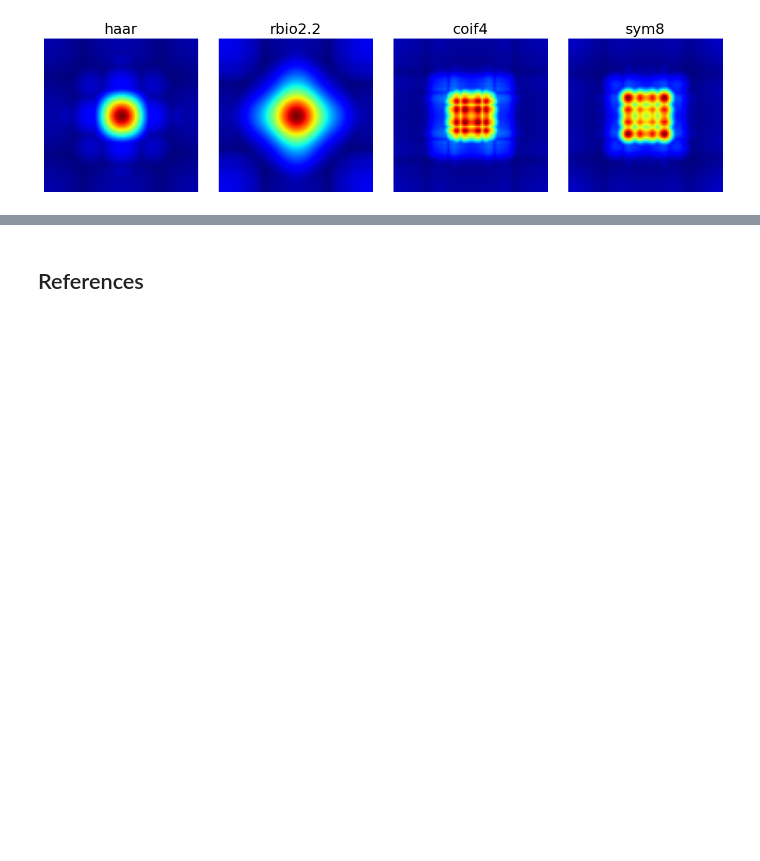
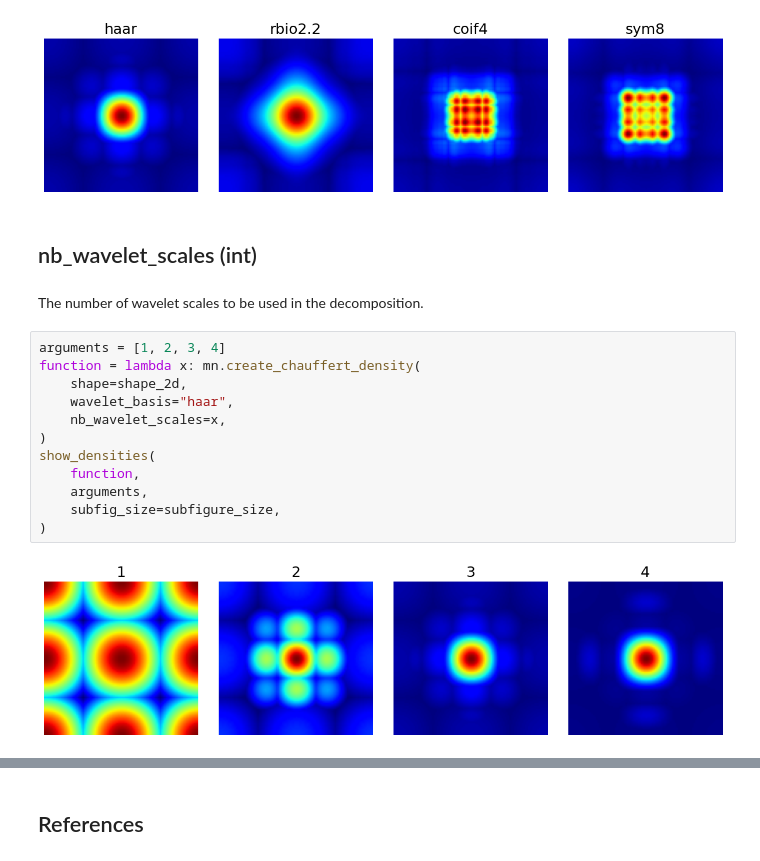
Before and after one commit to mind-inria/mri-acq-recon-book, a Jupyter notebook: src/02b.ExtendedVDS.ipynb, the cells around one changed output, grey strips where cells are left out. Drawn from its saved outputs; the diff is of its cells as text; blank space fills up the shorter version.

```diff
--- a/src/02b.ExtendedVDS.ipynb
+++ b/src/02b.ExtendedVDS.ipynb
@@ -249,3 +249,21 @@ show_densities(
 )
 # %% [output]
 [figure]
+# %% [markdown]
+## nb_wavelet_scales (int)
+# %% [markdown]
+The number of wavelet scales to be used in the decomposition.
+# %%
+arguments = [1, 2, 3, 4]
+function = lambda x: mn.create_chauffert_density(
+    shape=shape_2d,
+    wavelet_basis="haar",
+    nb_wavelet_scales=x,
+)
+show_densities(
+    function,
+    arguments,
+    subfig_size=subfigure_size,
+)
+# %% [output]
+[figure, added]
```
Also changed, not shown: parts of 31 cells of this notebook.
